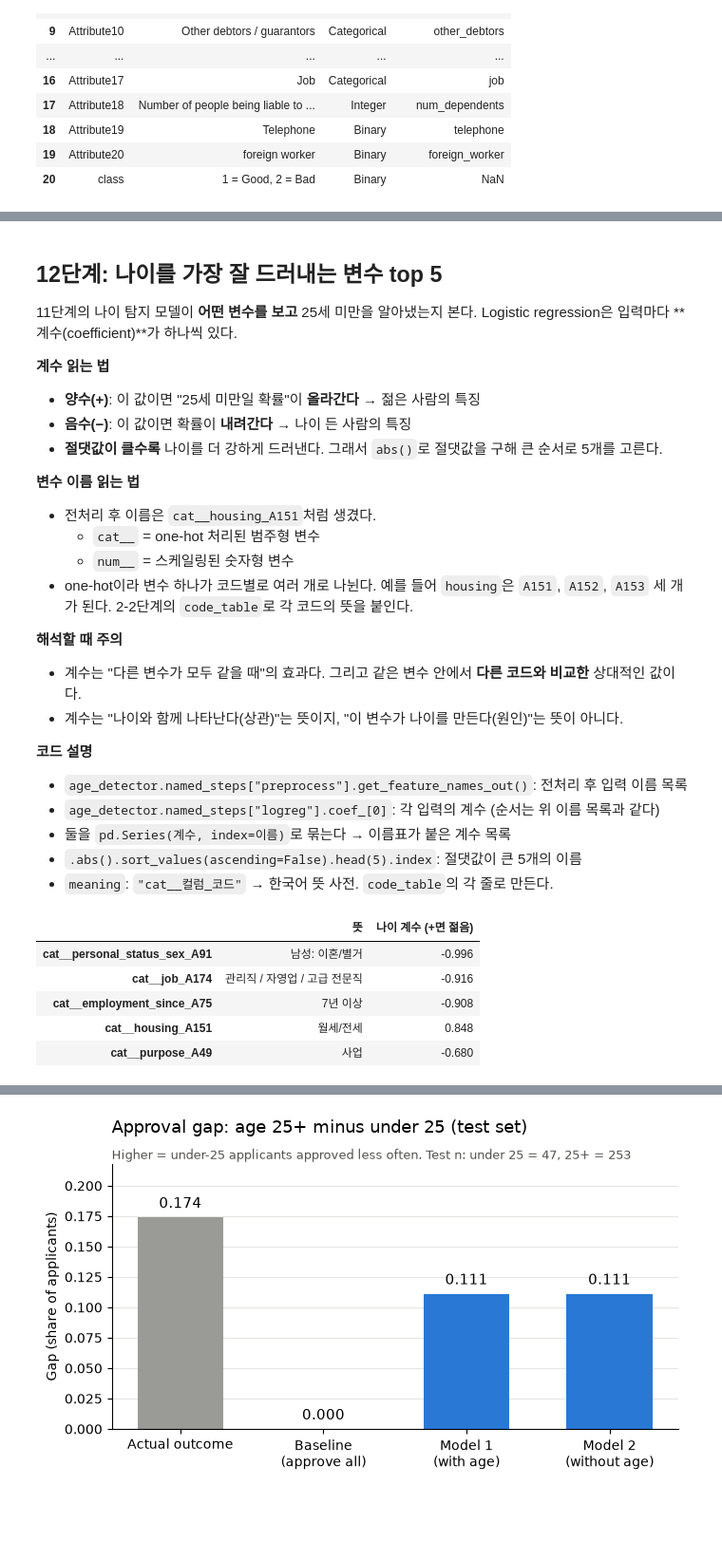
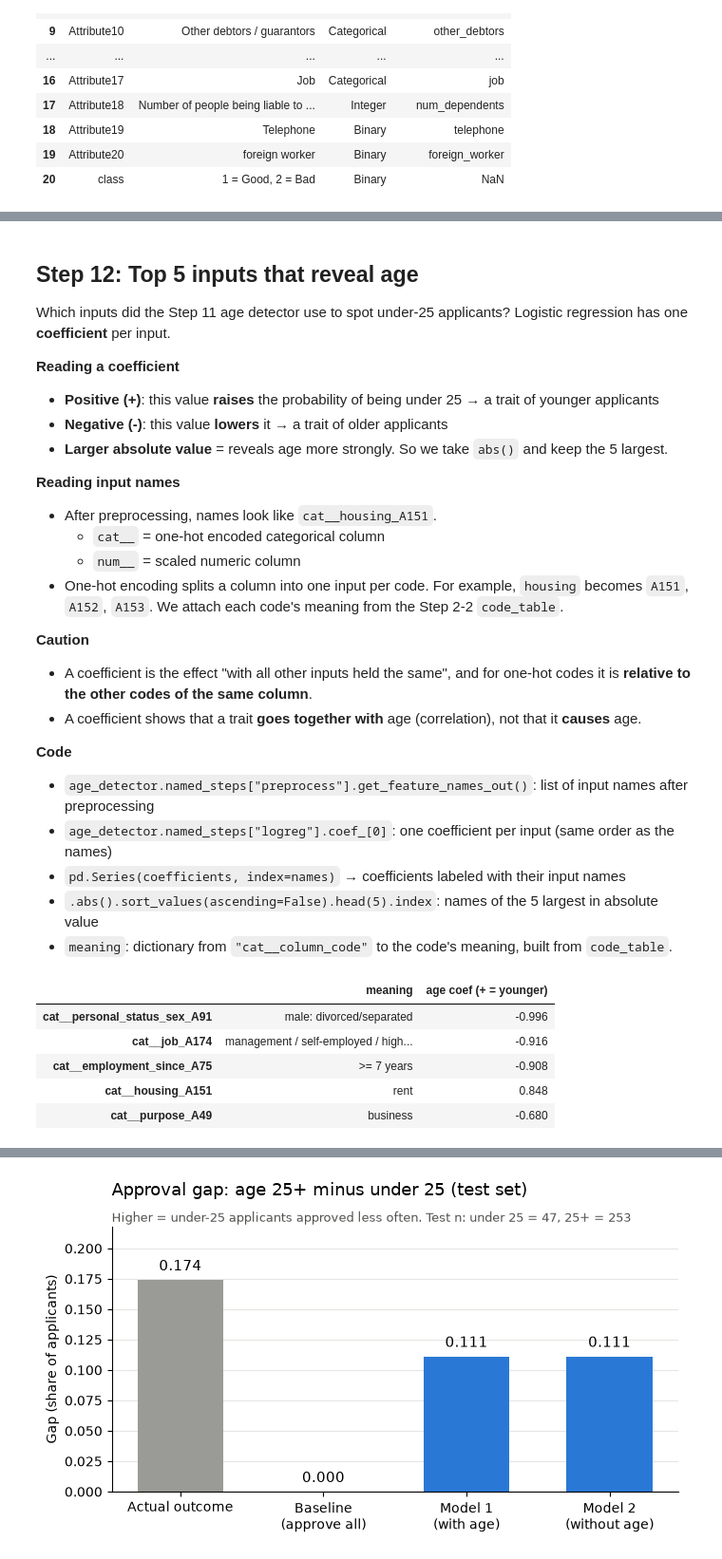
Before and after one commit to minjaekim1702-max/loan-fairness-audit, a Jupyter notebook: audit.ipynb, the cells around one changed output, grey strips where cells are left out. Shown at 95% size. Drawn from its saved outputs; the diff is of its cells as text; code cells hidden in the pictures; blank space fills up the shorter version.

```diff
--- a/audit.ipynb
+++ b/audit.ipynb
@@ -733,52 +743,52 @@ train 25세 미만 비율: 0.146
 # %% [markdown]
-## 12단계: 나이를 가장 잘 드러내는 변수 top 5
+## Step 12: Top 5 inputs that reveal age
 
-11단계의 나이 탐지 모델이 **어떤 변수를 보고** 25세 미만을 알아냈는지 본다. Logistic regression은 입력마다 **계수(coefficient)**가 하나씩 있다.
+Which inputs did the Step 11 age detector use to spot under-25 applicants? Logistic regression has one **coefficient** per input.
 
-**계수 읽는 법**
-- **양수(+)**: 이 값이면 "25세 미만일 확률"이 **올라간다** → 젊은 사람의 특징
-- **음수(−)**: 이 값이면 확률이 **내려간다** → 나이 든 사람의 특징
-- **절댓값이 클수록** 나이를 더 강하게 드러낸다. 그래서 `abs()`로 절댓값을 구해 큰 순서로 5개를 고른다.
+**Reading a coefficient**
+- **Positive (+)**: this value **raises** the probability of being under 25 → a trait of younger applicants
+- **Negative (-)**: this value **lowers** it → a trait of older applicants
+- **Larger absolute value** = reveals age more strongly. So we take `abs()` and keep the 5 largest.
 
-**변수 이름 읽는 법**
-- 전처리 후 이름은 `cat__housing_A151`처럼 생겼다.
-  - `cat__` = one-hot 처리된 범주형 변수
-  - `num__` = 스케일링된 숫자형 변수
-- one-hot이라 변수 하나가 코드별로 여러 개로 나뉜다. 예를 들어 `housing`은 `A151`, `A152`, `A153` 세 개가 된다. 2-2단계의 `code_table`로 각 코드의 뜻을 붙인다.
+**Reading input names**
+- After preprocessing, names look like `cat__housing_A151`.
+  - `cat__` = one-hot encoded categorical column
+  - `num__` = scaled numeric column
+- One-hot encoding splits a column into one input per code. For example, `housing` becomes `A151`, `A152`, `A153`. We attach each code's meaning from the Step 2-2 `code_table`.
 
-**해석할 때 주의**
-- 계수는 "다른 변수가 모두 같을 때"의 효과다. 그리고 같은 변수 안에서 **다른 코드와 비교한** 상대적인 값이다.
-- 계수는 "나이와 함께 나타난다(상관)"는 뜻이지, "이 변수가 나이를 만든다(원인)"는 뜻이 아니다.
+**Caution**
+- A coefficient is the effect "with all other inputs held the same", and for one-hot codes it is **relative to the other codes of the same column**.
+- A coefficient shows that a trait **goes together with** age (correlation), not that it **causes** age.
 
-**코드 설명**
-- `age_detector.named_steps["preprocess"].get_feature_names_out()`: 전처리 후 입력 이름 목록
-- `age_detector.named_steps["logreg"].coef_[0]`: 각 입력의 계수 (순서는 위 이름 목록과 같다)
-- 둘을 `pd.Series(계수, index=이름)`로 묶는다 → 이름표가 붙은 계수 목록
-- `.abs().sort_values(ascending=False).head(5).index`: 절댓값이 큰 5개의 이름
-- `meaning`: `"cat__컬럼_코드"` → 한국어 뜻 사전. `code_table`의 각 줄로 만든다.
+**Code**
+- `age_detector.named_steps["preprocess"].get_feature_names_out()`: list of input names after preprocessing
+- `age_detector.named_steps["logreg"].coef_[0]`: one coefficient per input (same order as the names)
+- `pd.Series(coefficients, index=names)` → coefficients labeled with their input names
+- `.abs().sort_values(ascending=False).head(5).index`: names of the 5 largest in absolute value
+- `meaning`: dictionary from `"cat__column_code"` to the code's meaning, built from `code_table`.
 # %%
-# 나이 탐지 모델의 입력 이름과 계수
+# Input names and coefficients of the age detector
 feature_names = age_detector.named_steps["preprocess"].get_feature_names_out()
 age_coef = pd.Series(age_detector.named_steps["logreg"].coef_[0], index=feature_names)
 
-# 절댓값이 큰 5개 = 나이를 가장 잘 드러내는 입력
+# The 5 largest in absolute value = inputs that reveal age most strongly
 top5 = age_coef.abs().sort_values(ascending=False).head(5).index
 
-# 코드의 한국어 뜻 붙이기: "cat__컬럼_코드" → 뜻
+# Attach code meanings: "cat__column_code" -> meaning
 meaning = {}
-for col, code, mean_ko in zip(code_table["column"], code_table["code"], code_table["뜻"]):
-    meaning["cat__" + col + "_" + code] = mean_ko
+for col, code, text in zip(code_table["column"], code_table["code"], code_table["meaning"]):
+    meaning["cat__" + col + "_" + code] = text
 
 proxy_table = pd.DataFrame({
-    "뜻": [meaning.get(name, "") for name in top5],
-    "나이 계수 (+면 젊음)": age_coef[top5].round(3),
+    "meaning": [meaning.get(name, "") for name in top5],
+    "age coef (+ = younger)": age_coef[top5].round(3),
 })
 proxy_table
 # %% [output]
-|  | 뜻 | 나이 계수 (+면 젊음) |
-| cat__personal_status_sex_A91 | 남성: 이혼/별거 | -0.996 |
-| cat__job_A174 | 관리직 / 자영업 / 고급 전문직 | -0.916 |
-| cat__employment_since_A75 | 7년 이상 | -0.908 |
-| cat__housing_A151 | 월세/전세 | 0.848 |
-| cat__purpose_A49 | 사업 | -0.680 |
+|  | meaning | age coef (+ = younger) |
+| cat__personal_status_sex_A91 | male: divorced/separated | -0.996 |
+| cat__job_A174 | management / self-employed / high... | -0.916 |
+| cat__employment_since_A75 | >= 7 years | -0.908 |
+| cat__housing_A151 | rent | 0.848 |
+| cat__purpose_A49 | business | -0.680 |
 # %% [markdown]
```
Also changed, not shown: parts of 49 cells of this notebook, 1 other file.
